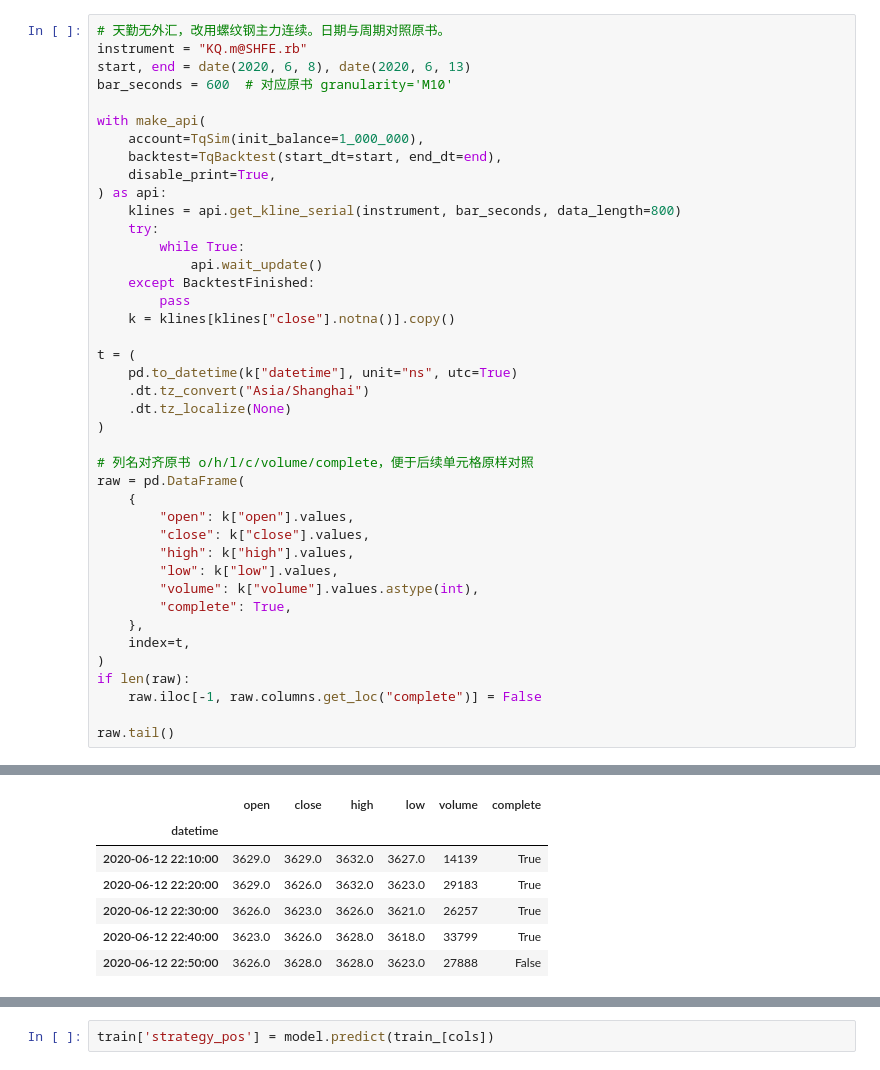
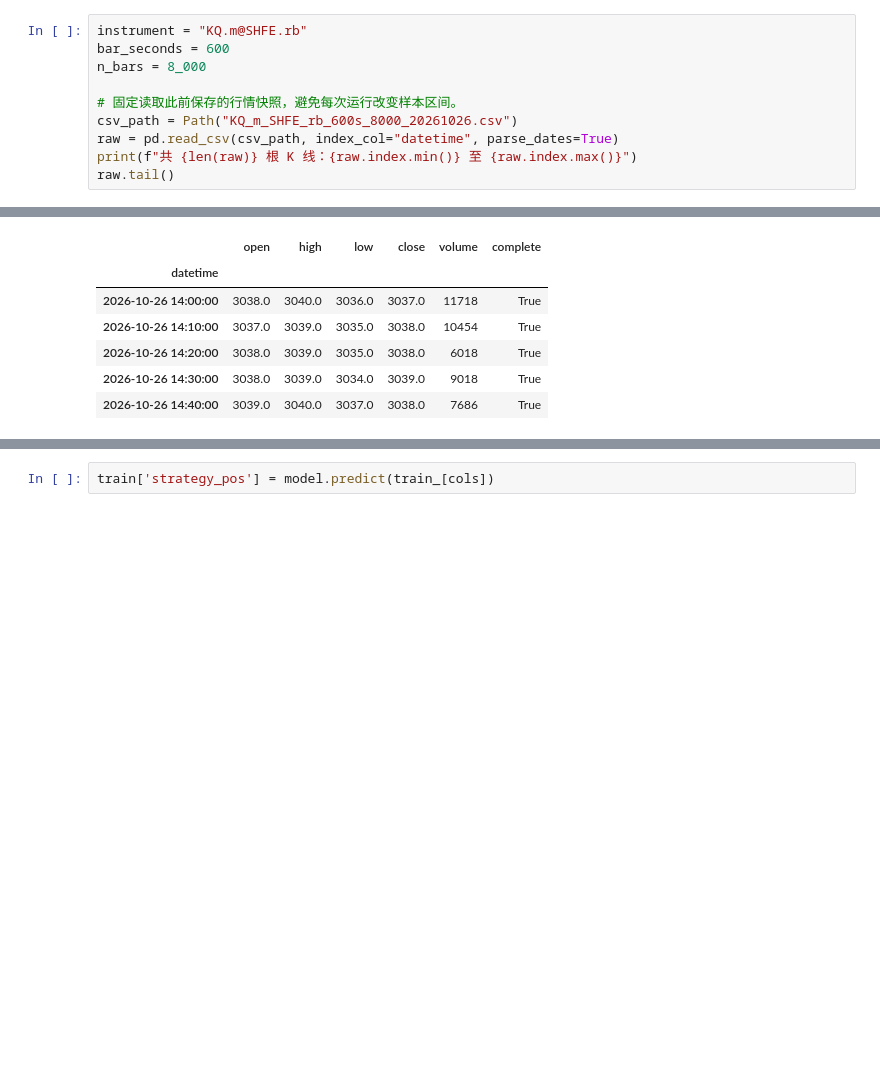
Before and after one commit to zhaojinting2020/quant-trading-learning-path, a Jupyter notebook: attachments/Python-算法交易学习笔记-Cpv4djLFwoWd2CxiXgsc4laSn2f/code/ML_Based_Trading_Strategy.ipynb, the cells around one changed output, grey strips where cells are left out. Drawn from its saved outputs; the diff is of its cells as text; blank space fills up the shorter version.

```diff
--- a/attachments/Python-算法交易学习笔记-Cpv4djLFwoWd2CxiXgsc4laSn2f/code/ML_Based_Trading_Strategy.ipynb
+++ b/attachments/Python-算法交易学习笔记-Cpv4djLFwoWd2CxiXgsc4laSn2f/code/ML_Based_Trading_Strategy.ipynb
@@ -44,42 +25,11 @@ print("已读取凭证：", TQ_USER)
 # %%
-# 天勤无外汇，改用螺纹钢主力连续。日期与周期对照原书。
 instrument = "KQ.m@SHFE.rb"
-start, end = date(2020, 6, 8), date(2020, 6, 13)
-bar_seconds = 600  # 对应原书 granularity='M10'
+bar_seconds = 600
+n_bars = 8_000
 
-with make_api(
-    account=TqSim(init_balance=1_000_000),
-    backtest=TqBacktest(start_dt=start, end_dt=end),
-    disable_print=True,
-) as api:
-    klines = api.get_kline_serial(instrument, bar_seconds, data_length=800)
-    try:
-        while True:
-            api.wait_update()
-    except BacktestFinished:
-        pass
-    k = klines[klines["close"].notna()].copy()
-
-t = (
-    pd.to_datetime(k["datetime"], unit="ns", utc=True)
-    .dt.tz_convert("Asia/Shanghai")
-    .dt.tz_localize(None)
-)
-
-# 列名对齐原书 o/h/l/c/volume/complete，便于后续单元格原样对照
-raw = pd.DataFrame(
-    {
-        "open": k["open"].values,
-        "close": k["close"].values,
-        "high": k["high"].values,
-        "low": k["low"].values,
-        "volume": k["volume"].values.astype(int),
-        "complete": True,
-    },
-    index=t,
-)
-if len(raw):
-    raw.iloc[-1, raw.columns.get_loc("complete")] = False
-
+# 固定读取此前保存的行情快照，避免每次运行改变样本区间。
+csv_path = Path("KQ_m_SHFE_rb_600s_8000_20261026.csv")
+raw = pd.read_csv(csv_path, index_col="datetime", parse_dates=True)
+print(f"共 {len(raw)} 根 K 线：{raw.index.min()} 至 {raw.index.max()}")
 raw.tail()
 # %% [output]
@@ -86,10 +37,10 @@ raw.tail()
-|  | open | close | high | low | volume | complete |
+|  | open | high | low | close | volume | complete |
 | datetime |  |  |  |  |  |  |
-| 2020-06-12 22:10:00 | 3629.0 | 3629.0 | 3632.0 | 3627.0 | 14139 | True |
-| 2020-06-12 22:20:00 | 3629.0 | 3626.0 | 3632.0 | 3623.0 | 29183 | True |
-| 2020-06-12 22:30:00 | 3626.0 | 3623.0 | 3626.0 | 3621.0 | 26257 | True |
-| 2020-06-12 22:40:00 | 3623.0 | 3626.0 | 3628.0 | 3618.0 | 33799 | True |
-| 2020-06-12 22:50:00 | 3626.0 | 3628.0 | 3628.0 | 3623.0 | 27888 | False |
+| 2026-10-26 14:00:00 | 3038.0 | 3040.0 | 3036.0 | 3037.0 | 11718 | True |
+| 2026-10-26 14:10:00 | 3037.0 | 3039.0 | 3035.0 | 3038.0 | 10454 | True |
+| 2026-10-26 14:20:00 | 3038.0 | 3039.0 | 3035.0 | 3038.0 | 6018 | True |
+| 2026-10-26 14:30:00 | 3038.0 | 3039.0 | 3034.0 | 3039.0 | 9018 | True |
+| 2026-10-26 14:40:00 | 3039.0 | 3040.0 | 3037.0 | 3038.0 | 7686 | True |
 # %%
 raw.info()
 # %% [output]
```
Also changed, not shown: parts of 60 cells of this notebook, 18 other files.
